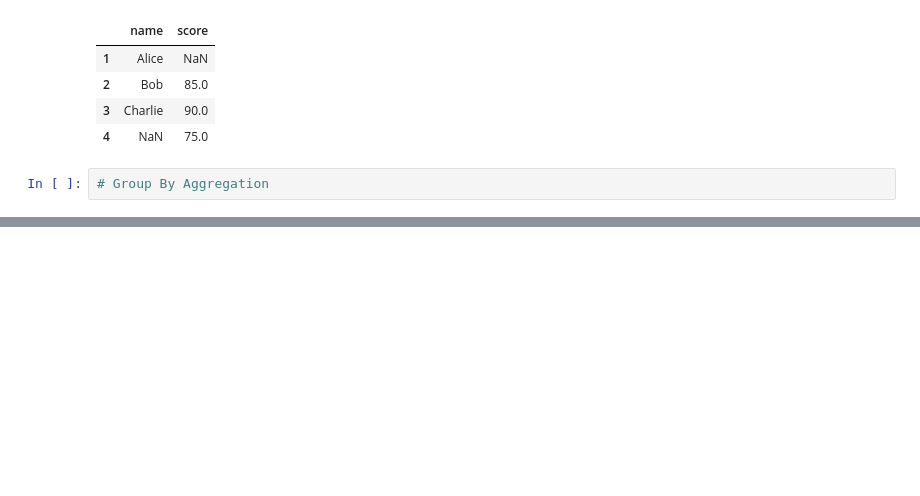
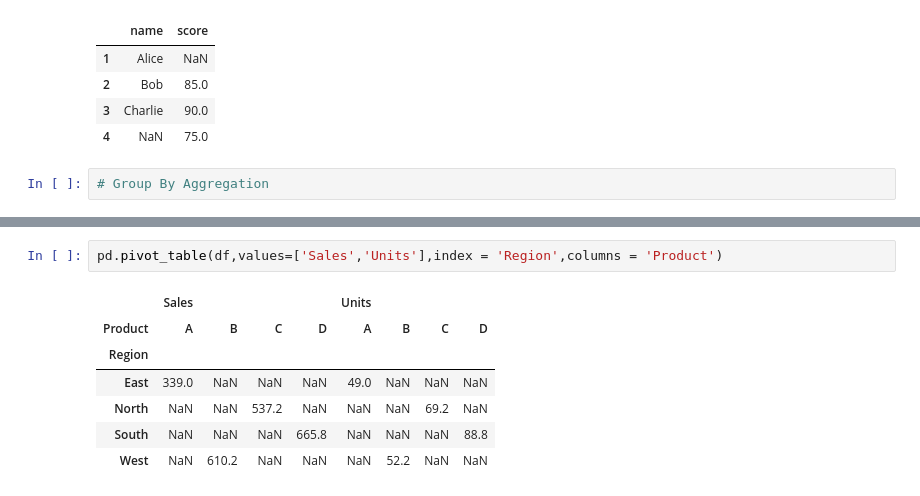
Before and after one commit to Sandeep4118/colab-project, a Jupyter notebook: pandas.ipynb, the cells around one changed output, grey strips where cells are left out. Cells and saved outputs as stored; diff of their text form; blank space fills up the shorter version.

```diff
--- a/pandas.ipynb
+++ b/pandas.ipynb
@@ -547,0 +679,10 @@ df1.join(df2,how='outer')
+# %%
+pd.pivot_table(df,values=['Sales','Units'],index = 'Region',columns = 'Product')
+# %% [output]
+|  | Sales |  |  |  | Units |  |  |  |
+| Product | A | B | C | D | A | B | C | D |
+| Region |  |  |  |  |  |  |  |  |
+| East | 339.0 | NaN | NaN | NaN | 49.0 | NaN | NaN | NaN |
+| North | NaN | NaN | 537.2 | NaN | NaN | NaN | 69.2 | NaN |
+| South | NaN | NaN | NaN | 665.8 | NaN | NaN | NaN | 88.8 |
+| West | NaN | 610.2 | NaN | NaN | NaN | 52.2 | NaN | NaN |
```
Also changed, not shown: parts of 32 cells of this notebook.
